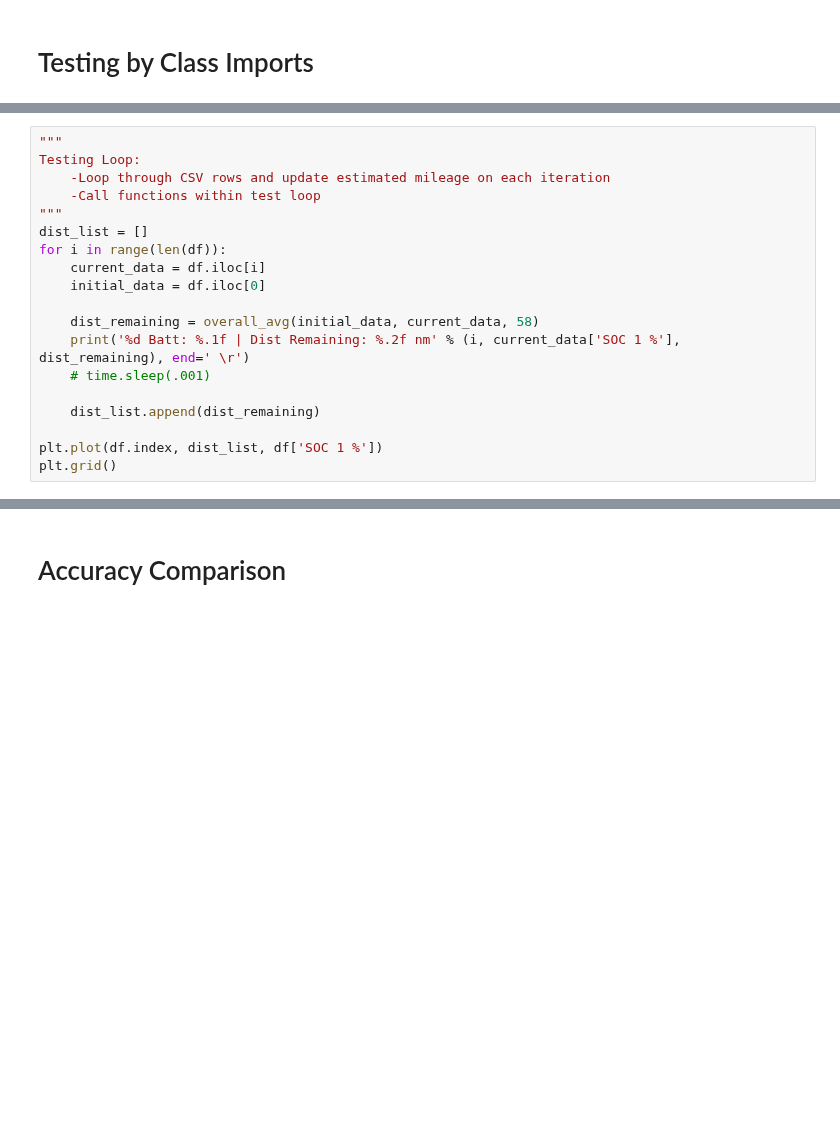
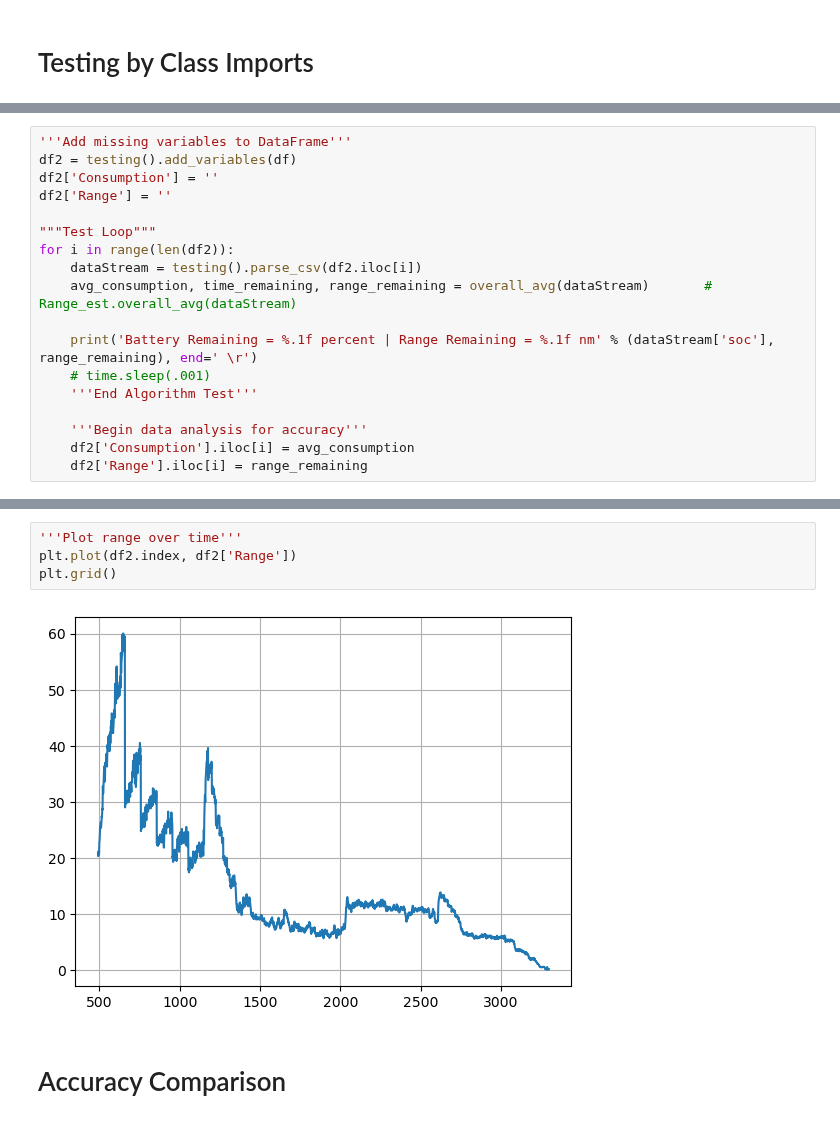
Before and after one commit to eliu420/photon-range-estimator, a Jupyter notebook: test_loop.ipynb, the cells around one changed output, grey strips where cells are left out. Saved outputs shown, nothing was run; the diff lists cells and outputs as text; blank space fills up the shorter version.

Commit message:
updated test loop to call classes

```diff
--- a/test_loop.ipynb
+++ b/test_loop.ipynb
@@ -164,19 +115,0 @@ df.head()
-# %%
-"""
-Testing Loop:
-    -Loop through CSV rows and update estimated mileage on each iteration
-    -Call functions within test loop
-"""
-dist_list = []
-for i in range(len(df)):
-    current_data = df.iloc[i]
-    initial_data = df.iloc[0]
-
-    dist_remaining = overall_avg(initial_data, current_data, 58)
-    print('%d Batt: %.1f | Dist Remaining: %.2f nm' % (i, current_data['SOC 1 %'], dist_remaining), end=' \r')
-    # time.sleep(.001)
-
-    dist_list.append(dist_remaining)
-
-plt.plot(df.index, dist_list, df['SOC 1 %'])
-plt.grid()
@@ -185,0 +119,18 @@ plt.grid()
+# %%
+'''Add missing variables to DataFrame'''
+df2 = testing().add_variables(df)
+df2['Consumption'] = ''
+df2['Range'] = ''
+
+"""Test Loop"""
+for i in range(len(df2)):
+    dataStream = testing().parse_csv(df2.iloc[i])
+    avg_consumption, time_remaining, range_remaining = overall_avg(dataStream)       # Range_est.overall_avg(dataStream)
+
+    print('Battery Remaining = %.1f percent | Range Remaining = %.1f nm' % (dataStream['soc'], range_remaining), end=' \r')
+    # time.sleep(.001)
+    '''End Algorithm Test'''
+
+    '''Begin data analysis for accuracy'''
+    df2['Consumption'].iloc[i] = avg_consumption
+    df2['Range'].iloc[i] = range_remaining
@@ -186,3 +159,9 @@ plt.grid()
+# %%
+'''Plot range over time'''
+plt.plot(df2.index, df2['Range'])
+plt.grid()
+# %% [output]
+[figure, added]
 # %% [markdown]
 # Accuracy Comparison
 # %%
```
Also changed, not shown: parts of 9 cells of this notebook.
